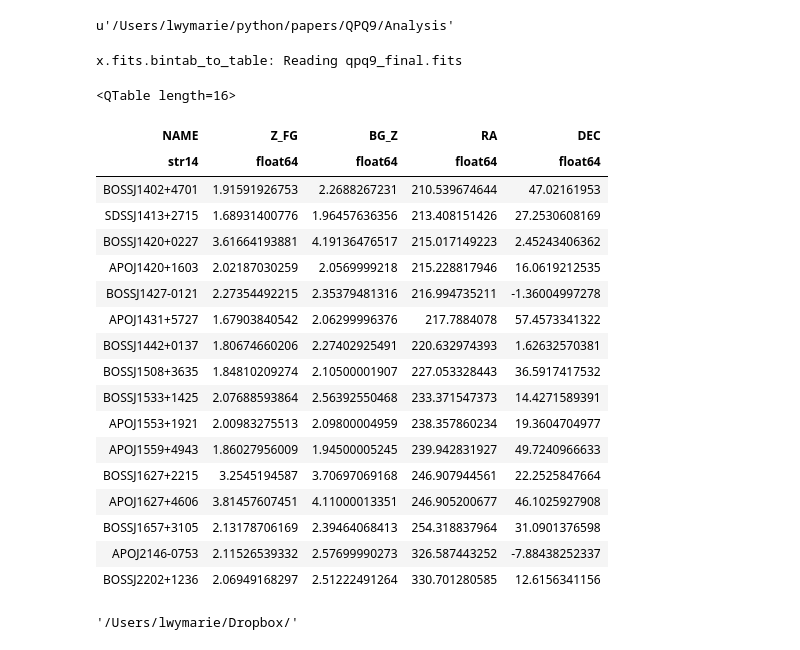
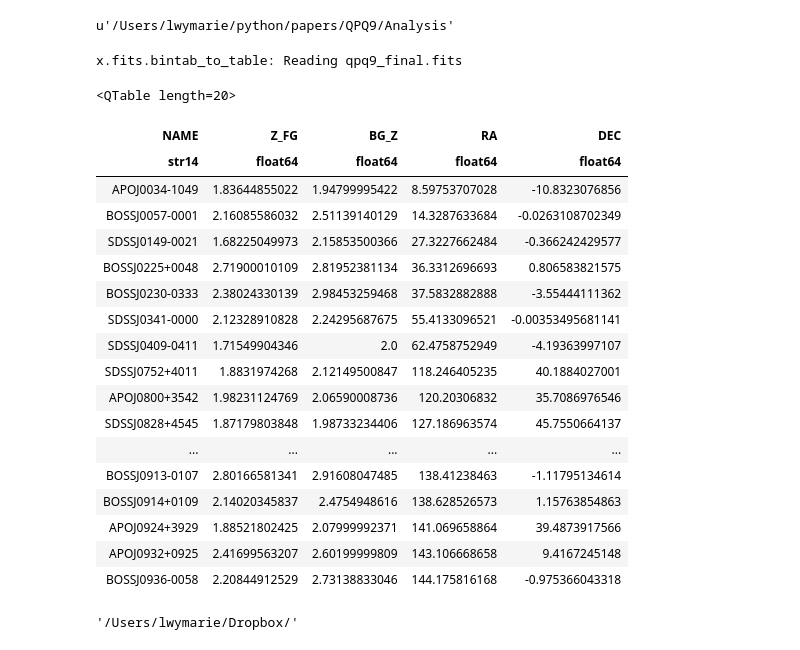
Before and after one commit to qsopairs/papers, a Jupyter notebook: QPQ9/Analysis/QPQ9_sample.ipynb, the cells around one changed output. Saved outputs shown, nothing was run; the diff lists cells and outputs as text; code cells hidden in the pictures.

```diff
--- a/QPQ9/Analysis/QPQ9_sample.ipynb
+++ b/QPQ9/Analysis/QPQ9_sample.ipynb
@@ -346,28 +346,28 @@ pwd
 u'/Users/lwymarie/python/papers/QPQ9/Analysis'
 # %%
 new_qpq9 = xxf.bintab_to_table('qpq9_final.fits')
-new_qpq9[40:60]['NAME','Z_FG','BG_Z','RA','DEC']
+new_qpq9[0:20]['NAME','Z_FG','BG_Z','RA','DEC']
 # %% [output]
 x.fits.bintab_to_table: Reading qpq9_final.fits
-<QTable length=16>
+<QTable length=20>
 | NAME | Z_FG | BG_Z | RA | DEC |
 | str14 | float64 | float64 | float64 | float64 |
-| BOSSJ1402+4701 | 1.91591926753 | 2.2688267231 | 210.539674644 | 47.02161953 |
-| SDSSJ1413+2715 | 1.68931400776 | 1.96457636356 | 213.408151426 | 27.2530608169 |
-| BOSSJ1420+0227 | 3.61664193881 | 4.19136476517 | 215.017149223 | 2.45243406362 |
-| APOJ1420+1603 | 2.02187030259 | 2.0569999218 | 215.228817946 | 16.0619212535 |
-| BOSSJ1427-0121 | 2.27354492215 | 2.35379481316 | 216.994735211 | -1.36004997278 |
-| APOJ1431+5727 | 1.67903840542 | 2.06299996376 | 217.7884078 | 57.4573341322 |
-| BOSSJ1442+0137 | 1.80674660206 | 2.27402925491 | 220.632974393 | 1.62632570381 |
-| BOSSJ1508+3635 | 1.84810209274 | 2.10500001907 | 227.053328443 | 36.5917417532 |
-| BOSSJ1533+1425 | 2.07688593864 | 2.56392550468 | 233.371547373 | 14.4271589391 |
-| APOJ1553+1921 | 2.00983275513 | 2.09800004959 | 238.357860234 | 19.3604704977 |
-| APOJ1559+4943 | 1.86027956009 | 1.94500005245 | 239.942831927 | 49.7240966633 |
-| BOSSJ1627+2215 | 3.2545194587 | 3.70697069168 | 246.907944561 | 22.2525847664 |
-| APOJ1627+4606 | 3.81457607451 | 4.11000013351 | 246.905200677 | 46.1025927908 |
-| BOSSJ1657+3105 | 2.13178706169 | 2.39464068413 | 254.318837964 | 31.0901376598 |
-| APOJ2146-0753 | 2.11526539332 | 2.57699990273 | 326.587443252 | -7.88438252337 |
-| BOSSJ2202+1236 | 2.06949168297 | 2.51222491264 | 330.701280585 | 12.6156341156 |
+| APOJ0034-1049 | 1.83644855022 | 1.94799995422 | 8.59753707028 | -10.8323076856 |
+| BOSSJ0057-0001 | 2.16085586032 | 2.51139140129 | 14.3287633684 | -0.0263108702349 |
+| SDSSJ0149-0021 | 1.68225049973 | 2.15853500366 | 27.3227662484 | -0.366242429577 |
+| BOSSJ0225+0048 | 2.71900010109 | 2.81952381134 | 36.3312696693 | 0.806583821575 |
+| BOSSJ0230-0333 | 2.38024330139 | 2.98453259468 | 37.5832882888 | -3.55444111362 |
+| SDSSJ0341-0000 | 2.12328910828 | 2.24295687675 | 55.4133096521 | -0.00353495681141 |
+| SDSSJ0409-0411 | 1.71549904346 | 2.0 | 62.4758752949 | -4.19363997107 |
+| SDSSJ0752+4011 | 1.8831974268 | 2.12149500847 | 118.246405235 | 40.1884027001 |
+| APOJ0800+3542 | 1.98231124769 | 2.06590008736 | 120.20306832 | 35.7086976546 |
+| SDSSJ0828+4545 | 1.87179803848 | 1.98733234406 | 127.186963574 | 45.7550664137 |
+| ... | ... | ... | ... | ... |
+| BOSSJ0913-0107 | 2.80166581341 | 2.91608047485 | 138.41238463 | -1.11795134614 |
+| BOSSJ0914+0109 | 2.14020345837 | 2.4754948616 | 138.628526573 | 1.15763854863 |
+| APOJ0924+3929 | 1.88521802425 | 2.07999992371 | 141.069658864 | 39.4873917566 |
+| APOJ0932+0925 | 2.41699563207 | 2.60199999809 | 143.106668658 | 9.4167245148 |
+| BOSSJ0936-0058 | 2.20844912529 | 2.73138833046 | 144.175816168 | -0.975366043318 |
 # %%
 os.getenv('DROPBOX_DIR')
 # %% [output]
```
Also changed, not shown: 29 other files.
